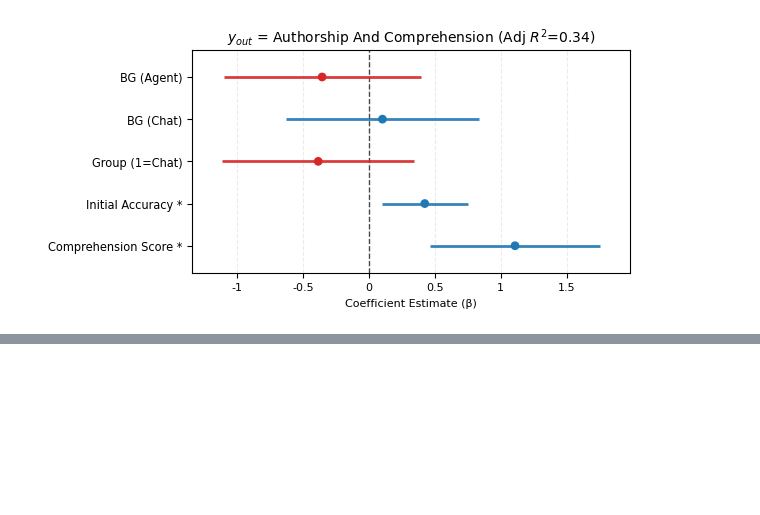
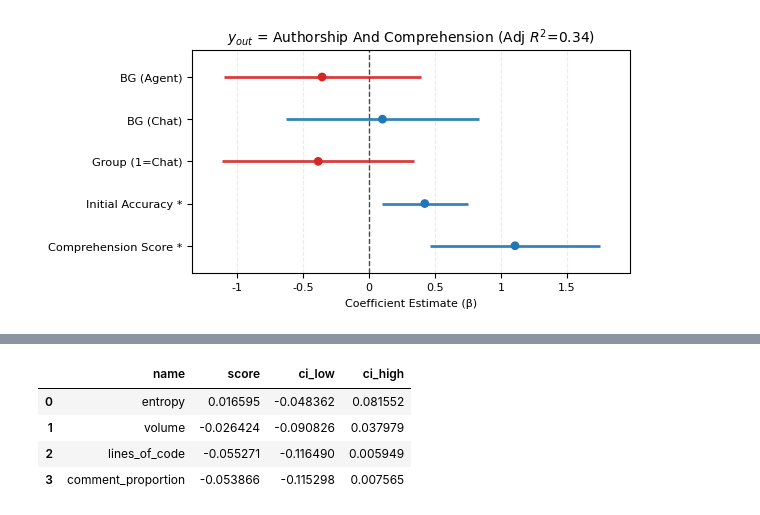
Before and after one commit to nbalepur/impaired-programming, a Jupyter notebook: analysis/User Outcomes and Regression (Section 3).ipynb, the cells around one changed output, grey strips where cells are left out. Cells and saved outputs as stored; diff of their text form; code cells hidden in the pictures; blank space fills up the shorter version.

```diff
--- a/analysis/User Outcomes and Regression (Section 3).ipynb
+++ b/analysis/User Outcomes and Regression (Section 3).ipynb
@@ -907,0 +1016,33 @@ plt.show()
+# %%
+import statsmodels.formula.api as smf
+import pandas as pd
+
+metrics_df = {
+    'name': [],
+    'score': [],
+    'ci_low': [],
+    'ci_high': []
+}
+
+for col in cols:
+    formula = f"comprehension ~ {col}"
+    res = smf.ols(formula, data=readability_df_norm).fit()
+
+    params = res.params
+    ci = res.conf_int()
+    ci.columns = ["ci_low", "ci_high"]
+    ci_vals = dict(ci.loc[col])
+
+    metrics_df['name'].append(col)
+    metrics_df['score'].append(params[col])
+    metrics_df['ci_low'].append(ci_vals['ci_low'])
+    metrics_df['ci_high'].append(ci_vals['ci_high'])
+
+metrics_df = pd.DataFrame(metrics_df)
+metrics_df
+# %% [output]
+|  | name | score | ci_low | ci_high |
+| 0 | entropy | 0.016595 | -0.048362 | 0.081552 |
+| 1 | volume | -0.026424 | -0.090826 | 0.037979 |
+| 2 | lines_of_code | -0.055271 | -0.116490 | 0.005949 |
+| 3 | comment_proportion | -0.053866 | -0.115298 | 0.007565 |
```
Also changed, not shown: parts of 8 cells of this notebook, 4 other files.
